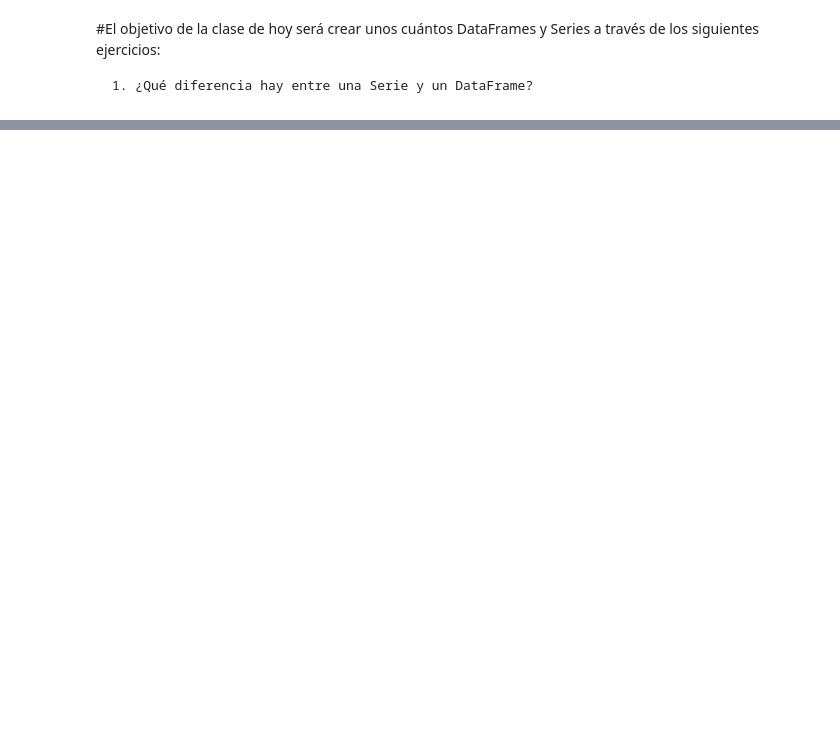
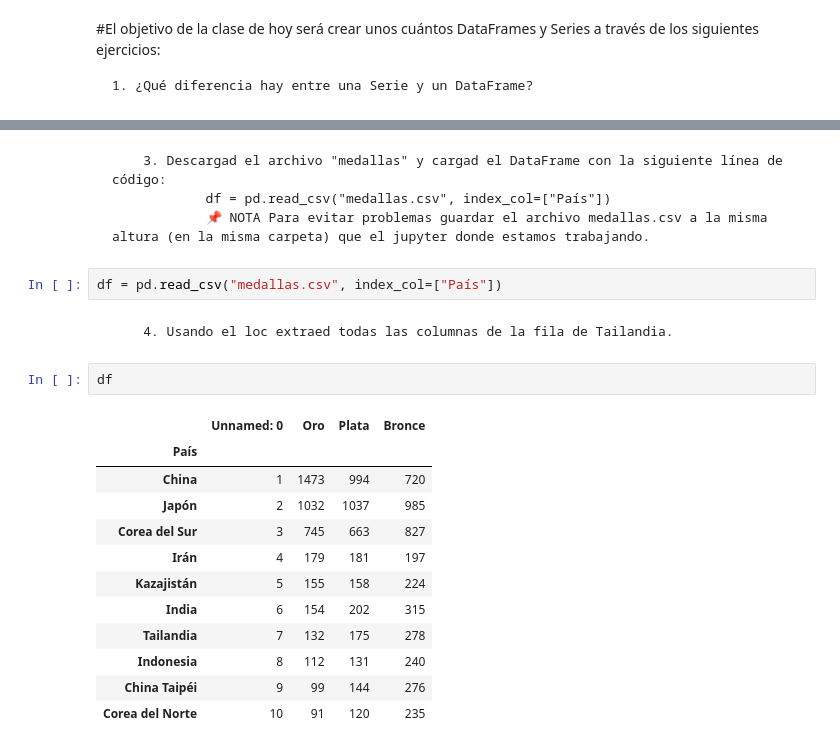
Before and after one commit to Adalab/promo-d-da-modulo2-sprint1-anabelen-silvia, a Jupyter notebook: ejercicio1/ejercicio1-pandas1.ipynb, the cells around one changed output, grey strips where cells are left out. Cells and saved outputs as stored; diff of their text form; blank space fills up the shorter version.

```diff
--- a/ejercicio1/ejercicio1-pandas1.ipynb
+++ b/ejercicio1/ejercicio1-pandas1.ipynb
@@ -39,0 +152,23 @@
+# %% [markdown]
+        3. Descargad el archivo "medallas" y cargad el DataFrame con la siguiente línea de código:
+                df = pd.read_csv("medallas.csv", index_col=["País"])
+                📌 NOTA Para evitar problemas guardar el archivo medallas.csv a la misma altura (en la misma carpeta) que el jupyter donde estamos trabajando.
+# %%
+df = pd.read_csv("medallas.csv", index_col=["País"])
+# %% [markdown]
+        4. Usando el loc extraed todas las columnas de la fila de Tailandia.
+# %%
+df
+# %% [output]
+|  | Unnamed: 0 | Oro | Plata | Bronce |
+| País |  |  |  |  |
+| China | 1 | 1473 | 994 | 720 |
+| Japón | 2 | 1032 | 1037 | 985 |
+| Corea del Sur | 3 | 745 | 663 | 827 |
+| Irán | 4 | 179 | 181 | 197 |
+| Kazajistán | 5 | 155 | 158 | 224 |
+| India | 6 | 154 | 202 | 315 |
+| Tailandia | 7 | 132 | 175 | 278 |
+| Indonesia | 8 | 112 | 131 | 240 |
+| China Taipéi | 9 | 99 | 144 | 276 |
+| Corea del Norte | 10 | 91 | 120 | 235 |
```
Also changed, not shown: parts of 56 cells of this notebook.
